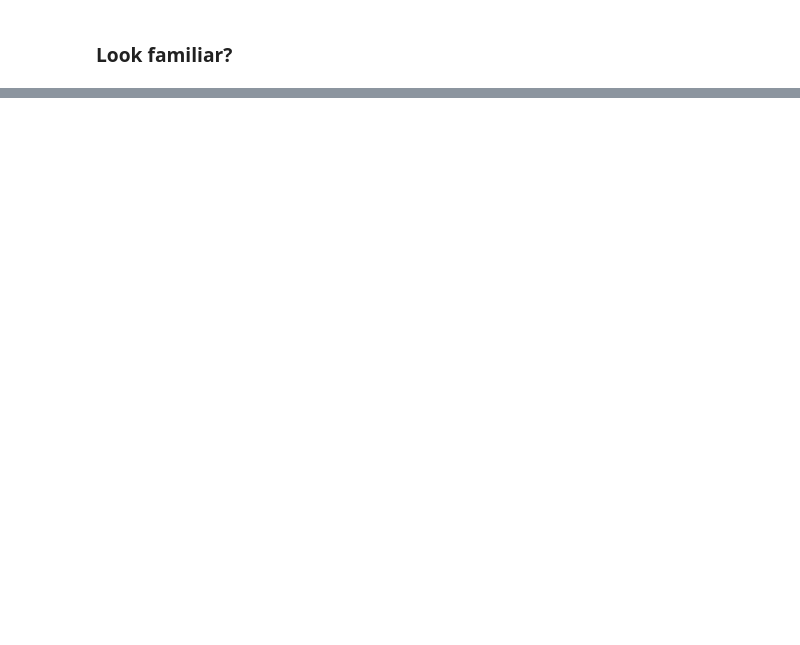
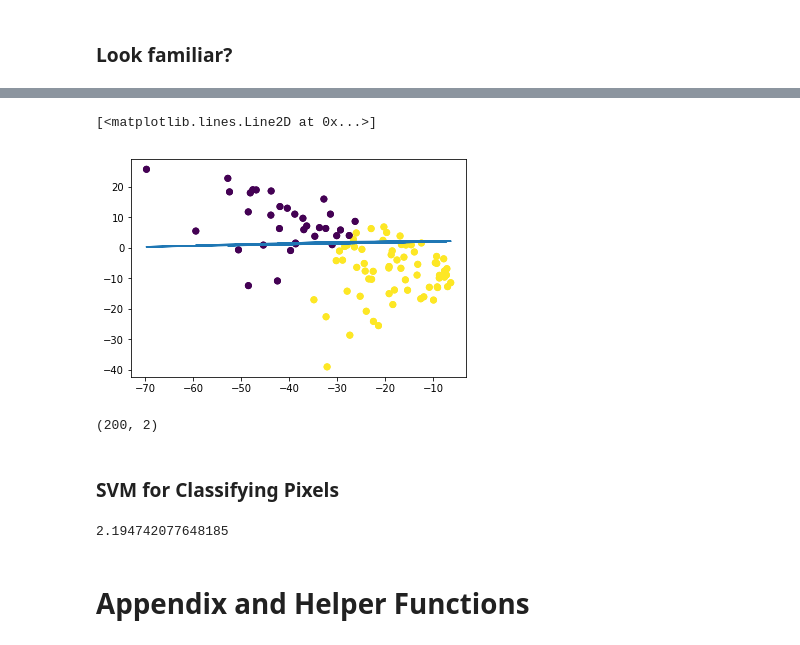
Before and after one commit to gettodaze/CS532-Final-Project, a Jupyter notebook: niks_code/CS 532 Activity.ipynb, the cells around one changed output, grey strips where cells are left out. Drawn from its saved outputs; the diff is of its cells as text; code cells hidden in the pictures; blank space fills up the shorter version.

```diff
--- a/niks_code/CS 532 Activity.ipynb
+++ b/niks_code/CS 532 Activity.ipynb
@@ -349,0 +316,28 @@ df_control_feature_set_standardized.head()
+# %%
+def least_sqaures_ridge_regression(vec_combined_features, vec_combined_labels):
+    from sklearn.linear_model import Ridge
+    ridge = Ridge(fit_intercept=True)
+    parameters = {'alpha': [1e-10, 1e-2, 1, 5, 10, 20, 50, 100]}
+    ridge_regressor = GridSearchCV(ridge, parameters, scoring="neg_mean_squared_error", cv=5)
+    ridge_regressor.fit(vec_combined_features, vec_combined_labels)
+    return ridge_regressor.best_estimator_.coef_, ridge_regressor.best_estimator_.intercept_
+# %%
+w_ridge, intercept_ridge = least_sqaures_ridge_regression(vec_filtered_data, labels)
+# %%
+plt.scatter(x, y, c=labels)
+plt.plot(x, dot(vec_filtered_data, w_ridge) + intercept_ridge)
+# %% [output]
+[<matplotlib.lines.Line2D at 0x...>]
+[figure, added]
+# %%
+vec_filtered_data.shape
+# %% [output]
+(200, 2)
+# %% [markdown]
+### SVM for Classifying Pixels
+# %%
+intercept_ridge
+# %% [output]
+2.194742077648185
+# %% [markdown]
+# Appendix and Helper Functions
```
Also changed, not shown: parts of 44 cells of this notebook.
